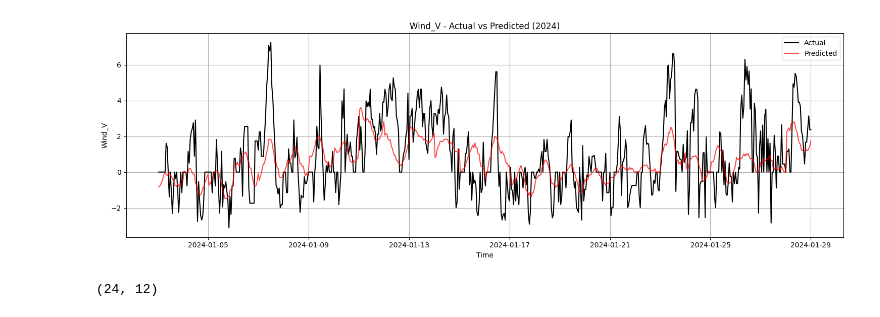
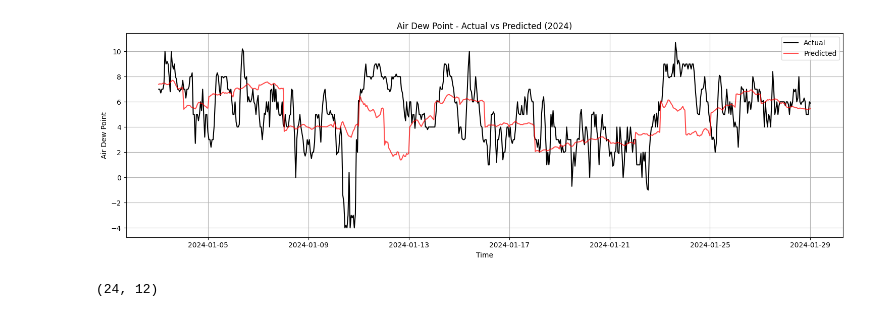
Before and after one commit to abood-shehade/Weather-prediction, a Jupyter notebook: Amman_test_data/Test.ipynb, the cells around one changed output. Cells and saved outputs as stored; diff of their text form; code cells hidden in the pictures.

```diff
--- a/Amman_test_data/Test.ipynb
+++ b/Amman_test_data/Test.ipynb
@@ -46,7 +46,7 @@ from transformers import PatchTSTForPrediction, PatchTSTConfig
 input_len = 72
 output_len = 24
 device = "cuda" if torch.cuda.is_available() else "cpu"
-target_feature = "Wind_V"  # You can change this
+target_feature = 'Air Dew Point'  # You can change this
 
 # ----------------------------------------
 # Load and preprocess test set
@@ -112,34 +112,34 @@ for i in range(input_len, len(inputs) - output_len + 1, output_len):
     x_tensor = torch.tensor(x, dtype=torch.float32).unsqueeze(0).to(device)  # shape: [1, 72, 12]
     with torch.no_grad():
         y_pred = model(x_tensor).prediction_outputs.squeeze(0).cpu().numpy()  # shape: (24, 12)
 
     # ✅ Extract only target feature
     y_pred_single = y_pred[:, all_features.index(target_feature)]  # (24,)
 
     # ✅ Inverse scale using dummy vector
     y_pred_full = np.zeros((output_len, len(all_features)))
     y_pred_full[:, all_features.index(target_feature)] = y_pred_single
     y_pred_unscaled = scaler.inverse_transform(y_pred_full)[:, all_features.index(target_feature)]
 
     predictions.extend(y_pred_unscaled)
     actuals.extend(y_true)
     timestamps.extend(test_df.index[i:i + output_len])
 
 # ----------------------------------------
 # Plot results
 # ----------------------------------------
 plt.figure(figsize=(15, 5))
 plt.plot(timestamps, actuals, label='Actual', color='black', linewidth=1.5)
 plt.plot(timestamps, predictions, label='Predicted', color='red', alpha=0.7)
 plt.title(f'{target_feature} - Actual vs Predicted (2024)')
 plt.xlabel('Time')
 plt.ylabel(target_feature)
 plt.legend()
 plt.grid(True)
 plt.tight_layout()
 plt.show()
 # %% [output]
-[figure, old version]
+[figure, new version]
 # %%
 y_pred.shape
 # %% [output]
```
Also changed, not shown: parts of 1 cell of this notebook, 23 other files.
